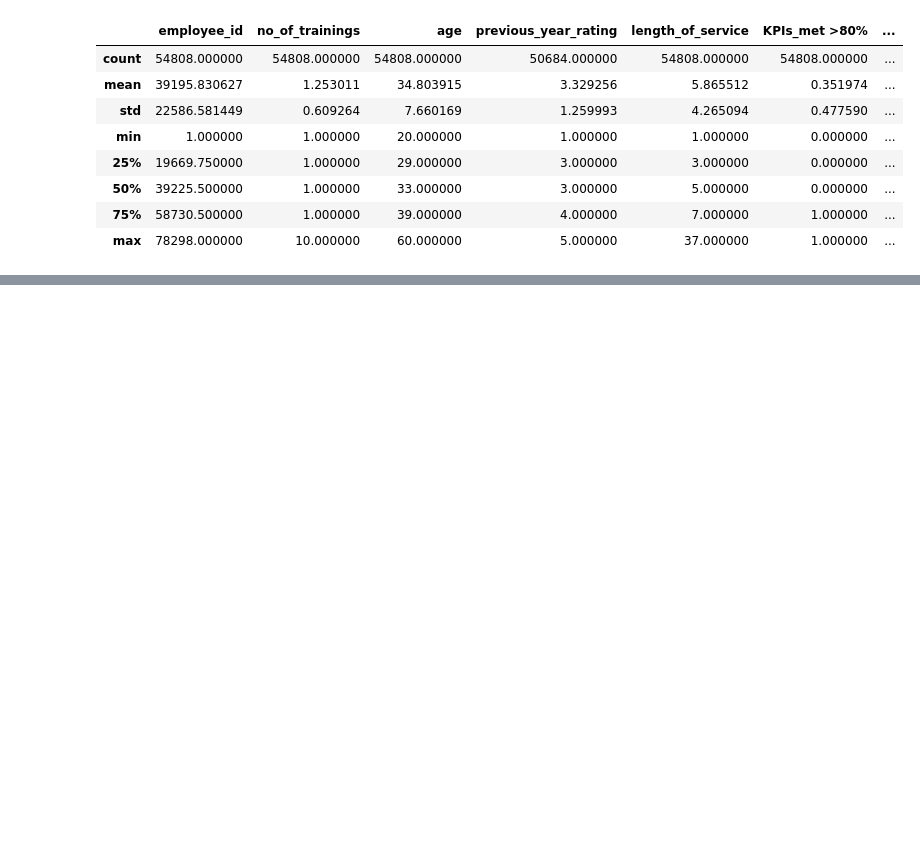
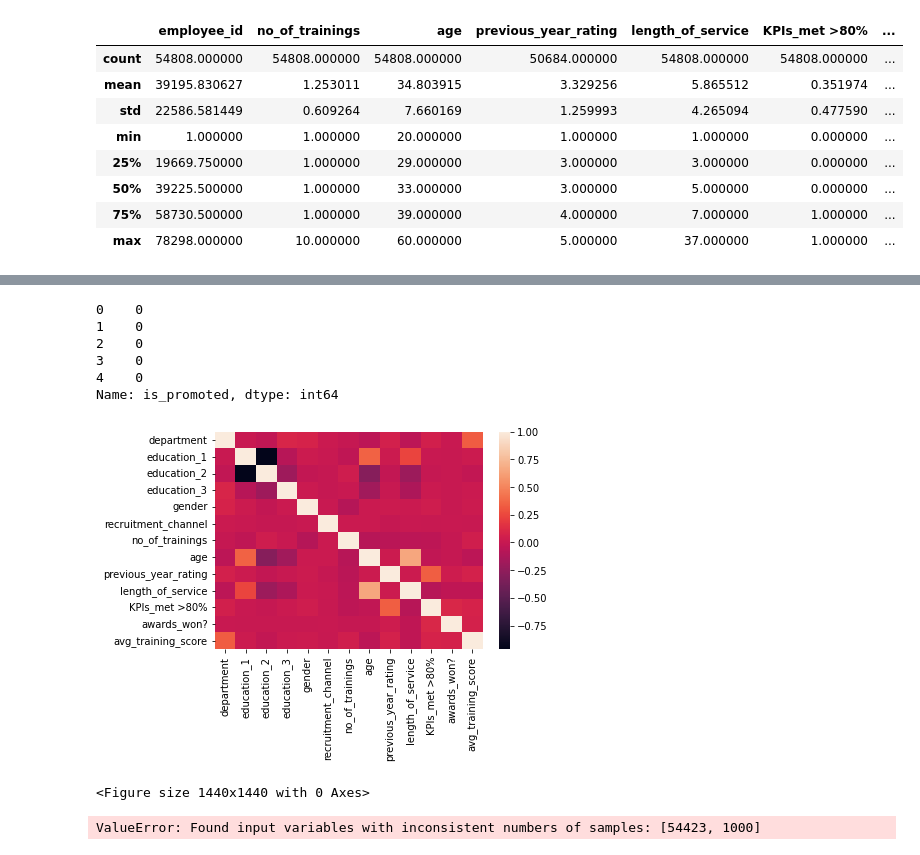
Before and after one commit to kameshrawat1998/HR_Analytics, a Jupyter notebook: HR_Analytics.ipynb, the cells around one changed output, grey strips where cells are left out. Saved outputs shown, nothing was run; the diff lists cells and outputs as text; code cells hidden in the pictures; blank space fills up the shorter version.

```diff
--- a/HR_Analytics.ipynb
+++ b/HR_Analytics.ipynb
@@ -31,0 +236,4 @@ raw_data.describe()
+# %%
+raw_data.drop('is_promoted', axis=1, inplace=True)
+# %%
+x = raw_data
@@ -31,0 +257,4 @@ raw_data.describe()
+# %%
+from sklearn.preprocessing import MinMaxScaler
+scaler = MinMaxScaler()
+x_2 = scaler.fit_transform(x[x.columns])
@@ -31,0 +273,2 @@ raw_data.describe()
+# %%
+df = pd.DataFrame(x_2, columns=raw_data.columns)
@@ -31,0 +288,26 @@ raw_data.describe()
+# %%
+y.head()
+# %% [output]
+0    0
+1    0
+2    0
+3    0
+4    0
+Name: is_promoted, dtype: int64
+# %%
+corr = df.corr()
+sns.heatmap(corr)
+plt.figure(figsize=(20, 20))
+plt.show()
+# %% [output]
+[figure, added]
+<Figure size 1440x1440 with 0 Axes>
+# %%
+from sklearn.ensemble import RandomForestClassifier
+from sklearn.datasets import make_classification
+X, y = make_classification(n_samples=1000, n_features=4, n_informative=2, n_redundant=0,
+                           random_state=0, shuffle=False)
+clf = RandomForestClassifier(max_depth=2, random_state=0)
+clf.fit(x, y)
+# %% [output]
+ValueError: Found input variables with inconsistent numbers of samples: [54423, 1000]
```
Also changed, not shown: parts of 44 cells of this notebook, 2 other files.
